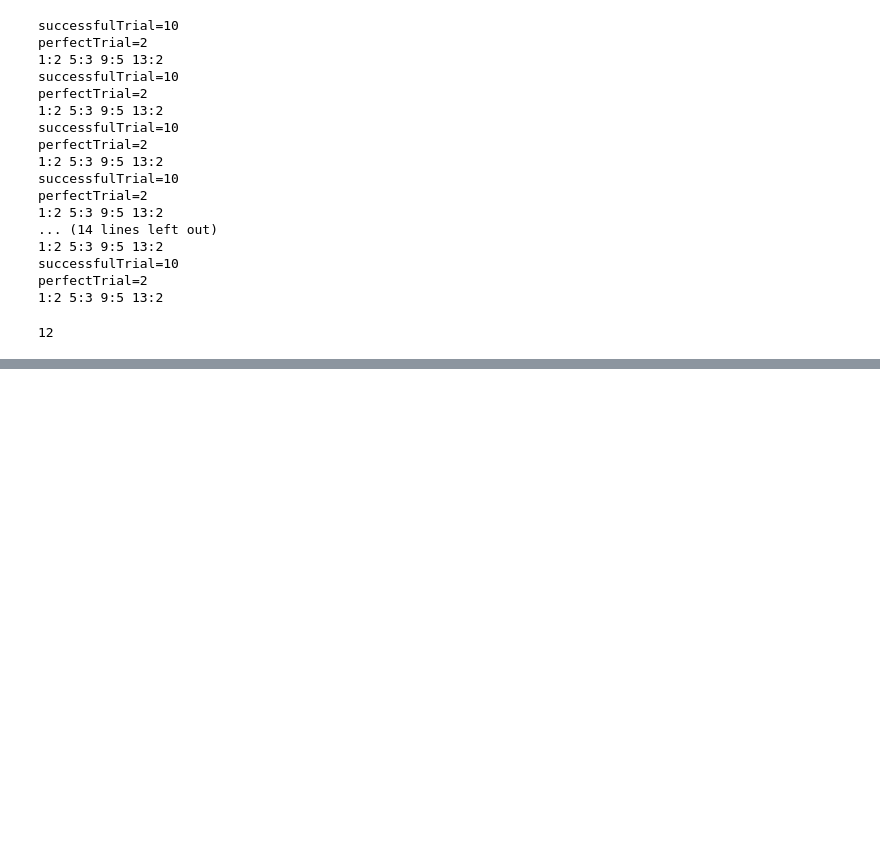
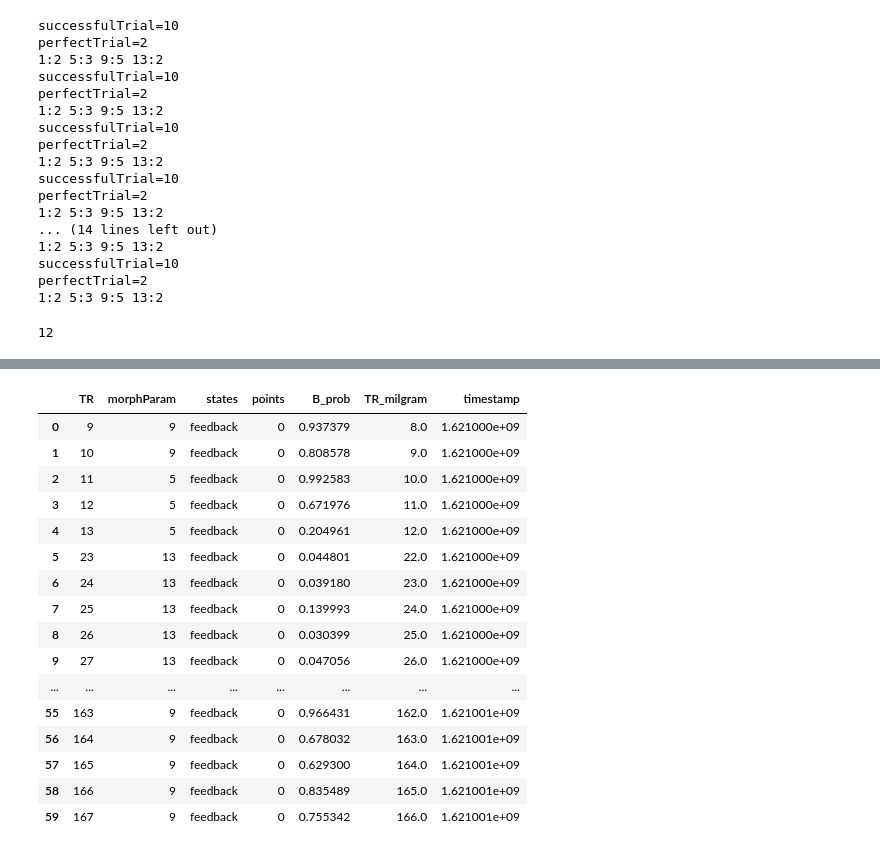
Before and after one commit to ericabusch/rtSynth_rt, a Jupyter notebook: archive/test_adaptiveThreshold.ipynb, the cells around one changed output, grey strips where cells are left out. Drawn from its saved outputs; the diff is of its cells as text; code cells hidden in the pictures; blank space fills up the shorter version.

```diff
--- a/archive/test_adaptiveThreshold.ipynb
+++ b/archive/test_adaptiveThreshold.ipynb
@@ -187,0 +198,22 @@ curr_run+1
+# %%
+import pandas as pd
+a=pd.read_csv("/gpfs/milgram/project/turk-browne/projects/rtSynth_rt/subjects/sub002_backupAfterSes4/ses4/feedback/sub002_10_history.csv")
+a
+# %% [output]
+|  | TR | morphParam | states | points | B_prob | TR_milgram | timestamp |
+| 0 | 9 | 9 | feedback | 0 | 0.937379 | 8.0 | 1.621000e+09 |
+| 1 | 10 | 9 | feedback | 0 | 0.808578 | 9.0 | 1.621000e+09 |
+| 2 | 11 | 5 | feedback | 0 | 0.992583 | 10.0 | 1.621000e+09 |
+| 3 | 12 | 5 | feedback | 0 | 0.671976 | 11.0 | 1.621000e+09 |
+| 4 | 13 | 5 | feedback | 0 | 0.204961 | 12.0 | 1.621000e+09 |
+| 5 | 23 | 13 | feedback | 0 | 0.044801 | 22.0 | 1.621000e+09 |
+| 6 | 24 | 13 | feedback | 0 | 0.039180 | 23.0 | 1.621000e+09 |
+| 7 | 25 | 13 | feedback | 0 | 0.139993 | 24.0 | 1.621000e+09 |
+| 8 | 26 | 13 | feedback | 0 | 0.030399 | 25.0 | 1.621000e+09 |
+| 9 | 27 | 13 | feedback | 0 | 0.047056 | 26.0 | 1.621000e+09 |
+| ... | ... | ... | ... | ... | ... | ... | ... |
+| 55 | 163 | 9 | feedback | 0 | 0.966431 | 162.0 | 1.621001e+09 |
+| 56 | 164 | 9 | feedback | 0 | 0.678032 | 163.0 | 1.621001e+09 |
+| 57 | 165 | 9 | feedback | 0 | 0.629300 | 164.0 | 1.621001e+09 |
+| 58 | 166 | 9 | feedback | 0 | 0.835489 | 165.0 | 1.621001e+09 |
+| 59 | 167 | 9 | feedback | 0 | 0.755342 | 166.0 | 1.621001e+09 |
```
Also changed, not shown: parts of 4 cells of this notebook.
